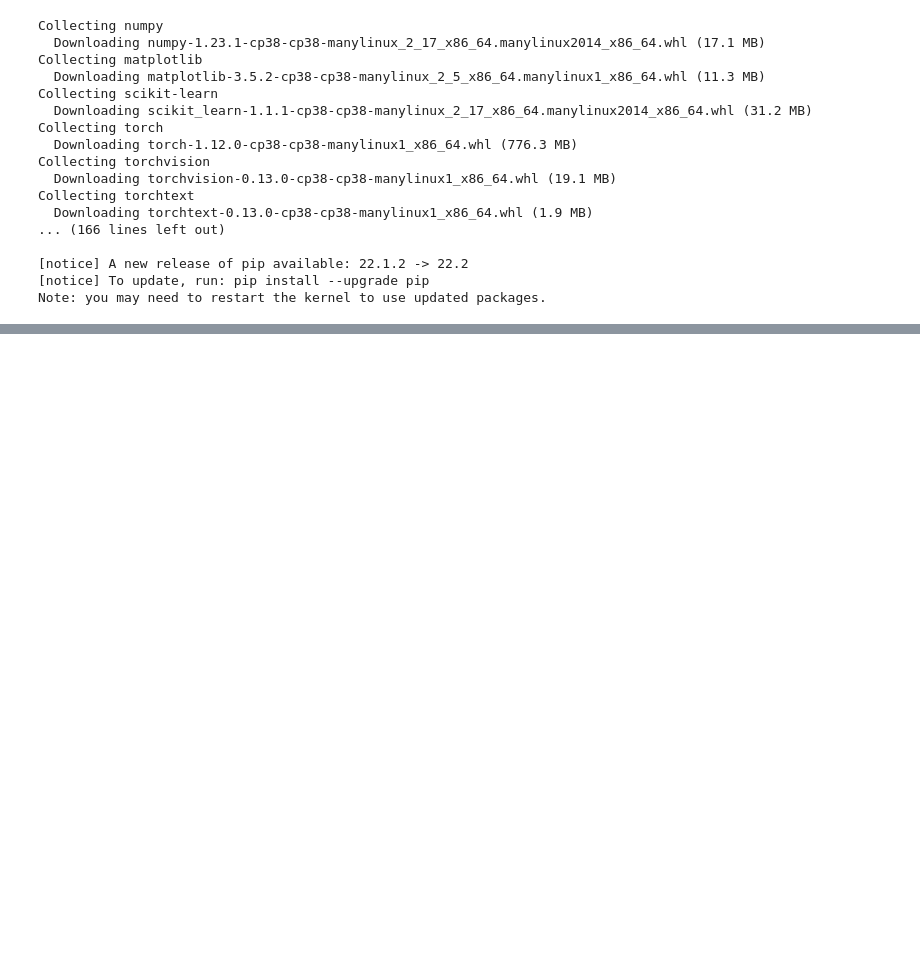
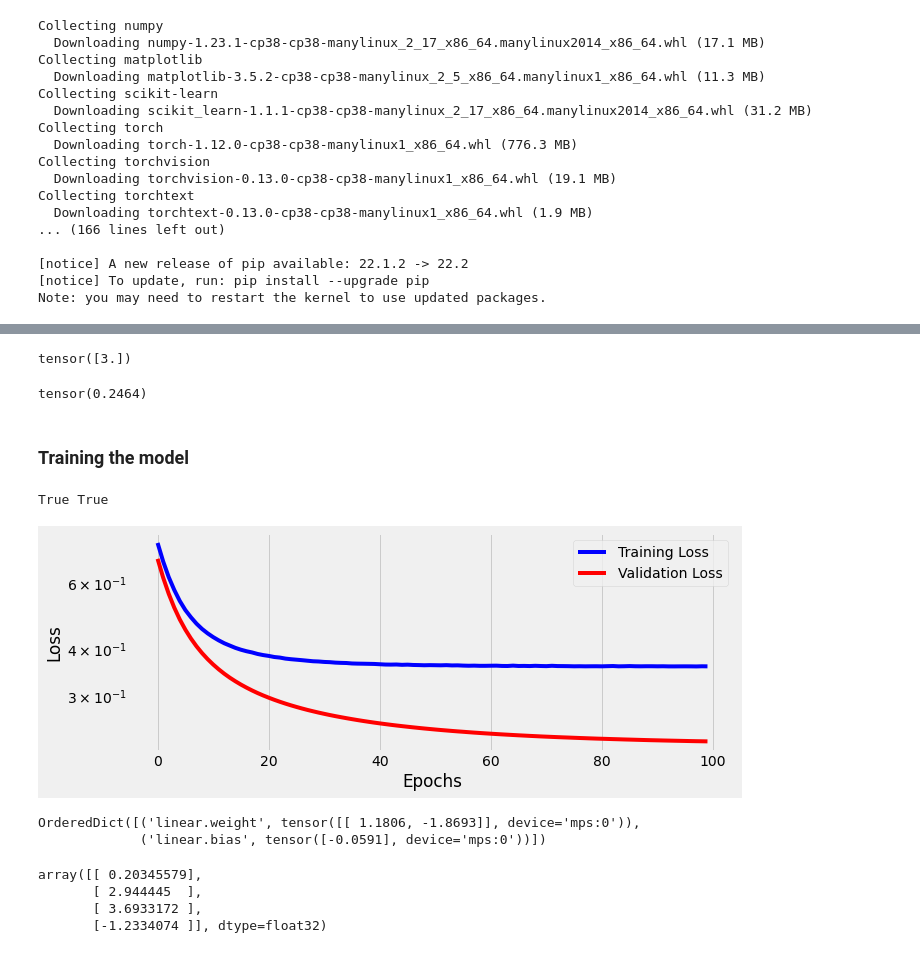
Before and after one commit to Rit-ctrl/Pytorch-repo, a Jupyter notebook: Pytorch-step-by-step/Chap_03.ipynb, the cells around one changed output, grey strips where cells are left out. Drawn from its saved outputs; the diff is of its cells as text; code cells hidden in the pictures; blank space fills up the shorter version.

```diff
--- a/Pytorch-step-by-step/Chap_03.ipynb
+++ b/Pytorch-step-by-step/Chap_03.ipynb
@@ -35,0 +42,8 @@ from stepbystep.v0 import StepByStep
+# %%
+X_train,X_val,y_train,y_val = train_test_split(X,y,test_size=0.2,random_state=13)
+# %%
+sc = StandardScaler()
+sc.fit(X_train)
+
+X_train = sc.transform(X_train)
+X_val = sc.transform(X_val)
@@ -35,0 +52,14 @@ from stepbystep.v0 import StepByStep
+# %%
+torch.manual_seed(13)
+
+x_train_tensor = torch.as_tensor(X_train).float()
+y_train_tensor = torch.as_tensor(y_train.reshape(-1,1)).float()
+
+x_val_tensor = torch.as_tensor(X_val).float()
+y_val_tensor = torch.as_tensor(y_val.reshape(-1,1)).float()
+
+train_dataset = TensorDataset(x_train_tensor,y_train_tensor)
+val_dataset = TensorDataset(x_val_tensor,y_val_tensor)
+
+train_loader = DataLoader(train_dataset,batch_size=16,shuffle=True)
+val_loader = DataLoader(val_dataset,batch_size = 16)
@@ -35,0 +136,8 @@ from stepbystep.v0 import StepByStep
+# %%
+n_neg = (dummy_imb_labels == 0).sum().float()
+n_pos = (dummy_imb_labels == 1).sum().float()
+
+pos_weight = (n_neg/n_pos).view(1,)
+pos_weight
+# %% [output]
+tensor([3.])
@@ -35,0 +149,44 @@ from stepbystep.v0 import StepByStep
+# %%
+loss_fn_imb(dummy_imb_logits, dummy_imb_labels)
+# %% [output]
+tensor(0.2464)
+# %% [markdown]
+### Training the model
+# %%
+# model config
+
+lr = 0.1
+
+torch.manual_seed(42)
+
+model = nn.Sequential()
+model.add_module('linear',nn.Linear(2,1))
+
+optimizer = optim.SGD(model.parameters(),lr = lr)
+
+loss_fn = nn.BCEWithLogitsLoss(reduction='mean')
+# %%
+# Training
+
+n_epochs = 100
+
+sbs = StepByStep(model = model,loss_fn=loss_fn,optimizer=optimizer,mps=True)
+sbs.set_loaders(train_loader,val_loader)
+sbs.train(n_epochs)
+fig = sbs.plot_losses()
+# %% [output]
+True True
+[figure, added]
+# %%
+model.state_dict()
+# %% [output]
+OrderedDict([('linear.weight', tensor([[ 1.1806, -1.8693]], device='mps:0')),
+             ('linear.bias', tensor([-0.0591], device='mps:0'))])
+# %%
+predictions = sbs.predict(x_train_tensor[:4])
+predictions
+# %% [output]
+array([[ 0.20345579],
+       [ 2.944445  ],
+       [ 3.6933172 ],
+       [-1.2334074 ]], dtype=float32)
```
Also changed, not shown: parts of 16 cells of this notebook, 1 other file.
